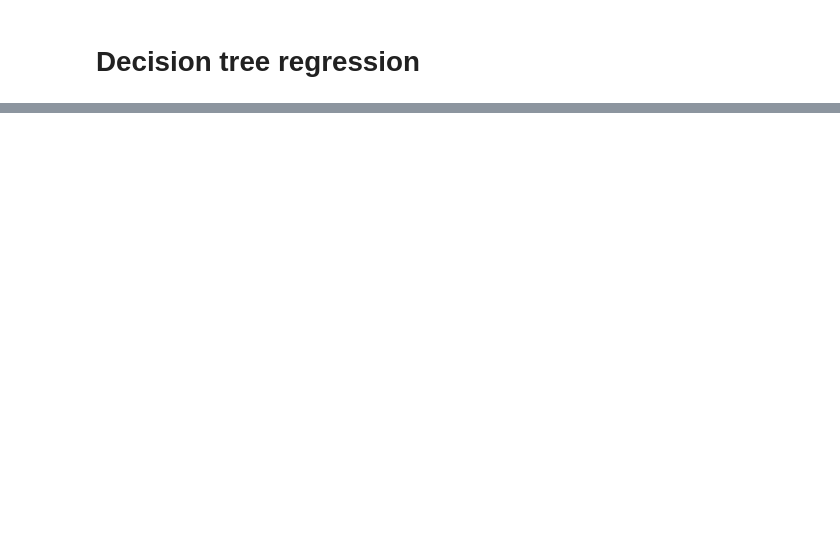
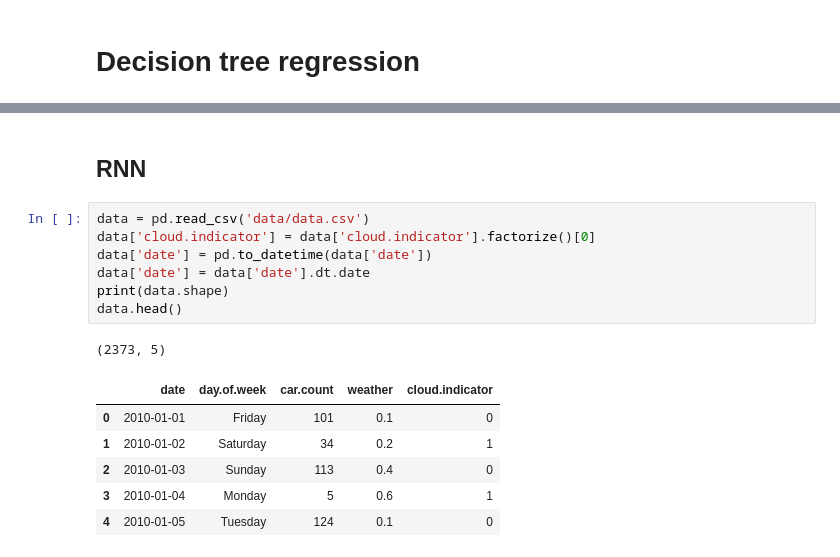
Before and after one commit to emindeniz/Norbital, a Jupyter notebook: Orbital_Emin_Ozkan.ipynb, the cells around one changed output, grey strips where cells are left out. Drawn from its saved outputs; the diff is of its cells as text; blank space fills up the shorter version.

```diff
--- a/Orbital_Emin_Ozkan.ipynb
+++ b/Orbital_Emin_Ozkan.ipynb
@@ -909,0 +949,17 @@ plt.show()
+# %% [markdown]
+## RNN
+# %%
+data = pd.read_csv('data/data.csv')
+data['cloud.indicator'] = data['cloud.indicator'].factorize()[0]
+data['date'] = pd.to_datetime(data['date'])
+data['date'] = data['date'].dt.date
+print(data.shape)
+data.head()
+# %% [output]
+(2373, 5)
+|  | date | day.of.week | car.count | weather | cloud.indicator |
+| 0 | 2010-01-01 | Friday | 101 | 0.1 | 0 |
+| 1 | 2010-01-02 | Saturday | 34 | 0.2 | 1 |
+| 2 | 2010-01-03 | Sunday | 113 | 0.4 | 0 |
+| 3 | 2010-01-04 | Monday | 5 | 0.6 | 1 |
+| 4 | 2010-01-05 | Tuesday | 124 | 0.1 | 0 |
```
Also changed, not shown: parts of 45 cells of this notebook, 2 other files.
